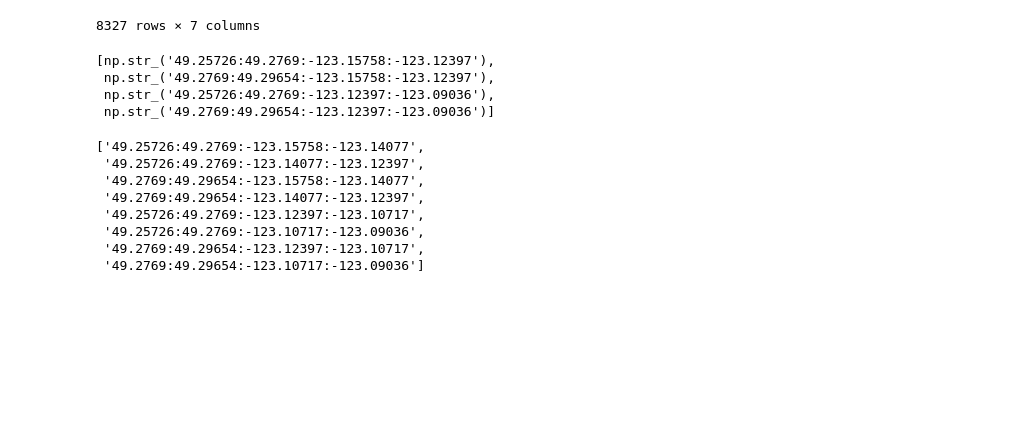
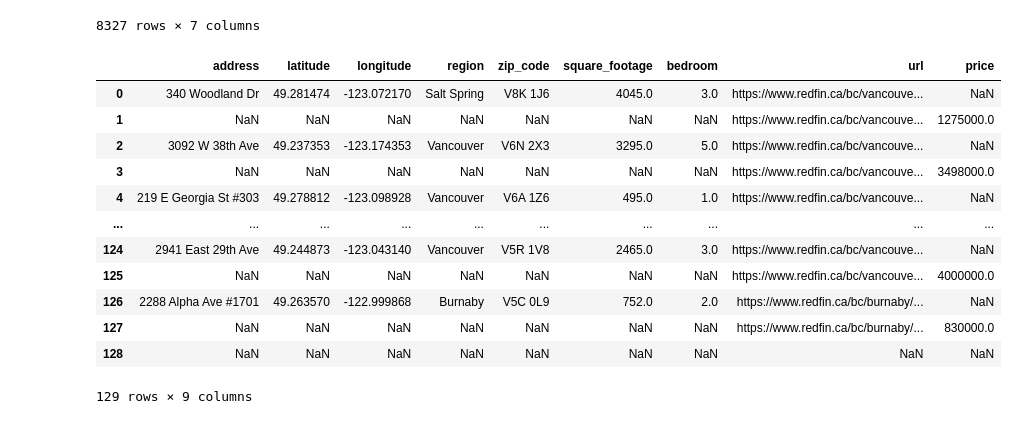
Before and after one commit to chrisgqy/Redfin_RealEstate_ETL, a Jupyter notebook: notebook/extraction.ipynb, the cells around one changed output. Cells and saved outputs as stored; diff of their text form; code cells hidden in the pictures; blank space fills up the shorter version.

```diff
--- a/notebook/extraction.ipynb
+++ b/notebook/extraction.ipynb
@@ -342,27 +342,4 @@ result
 8327 rows × 7 columns
 # %%
 result.to_csv("../data/vancouver_real_estate.csv")
-# %%
-big_coord_boxes
-# %% [output]
-[np.str_('49.25726:49.2769:-123.15758:-123.12397'),
- np.str_('49.2769:49.29654:-123.15758:-123.12397'),
- np.str_('49.25726:49.2769:-123.12397:-123.09036'),
- np.str_('49.2769:49.29654:-123.12397:-123.09036')]
-# %%
-further_splitted = []
-for big_box in big_coord_boxes:
-    boxes = split_coordinate(big_box, divisions_longs=2, devision_lats=1, if_big_box=1)
-    further_splitted.append(boxes)
-further_splitted = [x for xs in further_splitted for x in xs]
-further_splitted
-# %% [output]
-['49.25726:49.2769:-123.15758:-123.14077',
- '49.25726:49.2769:-123.14077:-123.12397',
- '49.2769:49.29654:-123.15758:-123.14077',
- '49.2769:49.29654:-123.14077:-123.12397',
- '49.25726:49.2769:-123.12397:-123.10717',
- '49.25726:49.2769:-123.10717:-123.09036',
- '49.2769:49.29654:-123.12397:-123.10717',
- '49.2769:49.29654:-123.10717:-123.09036']
 # %%
@@ -445,0 +438,16 @@ def extract_long_lat(head, link):
+# %%
+pd.DataFrame(p)
+# %% [output]
+|  | address | latitude | longitude | region | zip_code | square_footage | bedroom | url | price |
+| 0 | 340 Woodland Dr | 49.281474 | -123.072170 | Salt Spring | V8K 1J6 | 4045.0 | 3.0 | https://www.redfin.ca/bc/vancouve... | NaN |
+| 1 | NaN | NaN | NaN | NaN | NaN | NaN | NaN | https://www.redfin.ca/bc/vancouve... | 1275000.0 |
+| 2 | 3092 W 38th Ave | 49.237353 | -123.174353 | Vancouver | V6N 2X3 | 3295.0 | 5.0 | https://www.redfin.ca/bc/vancouve... | NaN |
+| 3 | NaN | NaN | NaN | NaN | NaN | NaN | NaN | https://www.redfin.ca/bc/vancouve... | 3498000.0 |
+| 4 | 219 E Georgia St #303 | 49.278812 | -123.098928 | Vancouver | V6A 1Z6 | 495.0 | 1.0 | https://www.redfin.ca/bc/vancouve... | NaN |
+| ... | ... | ... | ... | ... | ... | ... | ... | ... | ... |
+| 124 | 2941 East 29th Ave | 49.244873 | -123.043140 | Vancouver | V5R 1V8 | 2465.0 | 3.0 | https://www.redfin.ca/bc/vancouve... | NaN |
+| 125 | NaN | NaN | NaN | NaN | NaN | NaN | NaN | https://www.redfin.ca/bc/vancouve... | 4000000.0 |
+| 126 | 2288 Alpha Ave #1701 | 49.263570 | -122.999868 | Burnaby | V5C 0L9 | 752.0 | 2.0 | https://www.redfin.ca/bc/burnaby/... | NaN |
+| 127 | NaN | NaN | NaN | NaN | NaN | NaN | NaN | https://www.redfin.ca/bc/burnaby/... | 830000.0 |
+| 128 | NaN | NaN | NaN | NaN | NaN | NaN | NaN | NaN | NaN |
+129 rows × 9 columns
```
Also changed, not shown: parts of 6 cells of this notebook.
